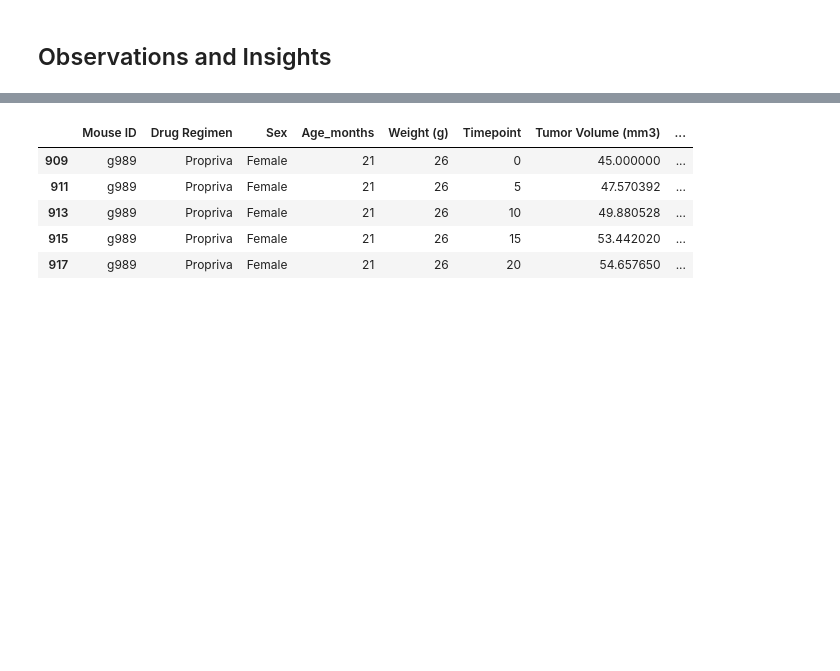
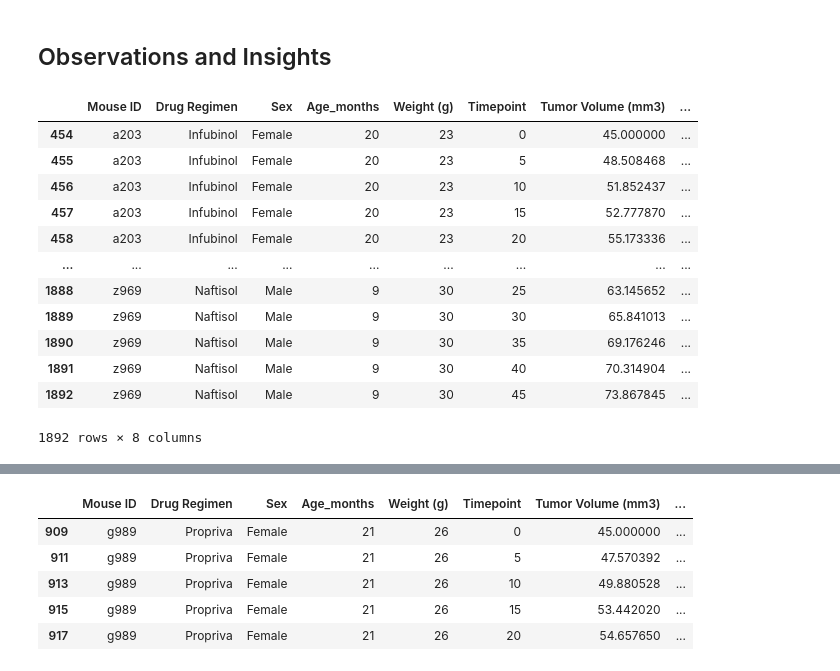
Before and after one commit to michellebannon/Matplotlib, a Jupyter notebook: HW/Instructions/Pymaceuticals/pymaceuticals_starter.ipynb, the cells around one changed output, grey strips where cells are left out. Cells and saved outputs as stored; diff of their text form; code cells hidden in the pictures; blank space fills up the shorter version.

```diff
--- a/HW/Instructions/Pymaceuticals/pymaceuticals_starter.ipynb
+++ b/HW/Instructions/Pymaceuticals/pymaceuticals_starter.ipynb
@@ -17,6 +17,25 @@ study_results = pd.read_csv(study_results_path)
 # %%
 # Combine the data into a single dataset
 merged_df = pd.merge(mouse_metadata, study_results, how="inner", on="Mouse ID")
+# %%
+#Sort by Mouse ID and Timepoint
+merged_df = merged_df.sort_values(["Mouse ID", "Timepoint"])
+merged_df.drop_duplicates()
+#merged_df = merged_df.drop_duplicates(subset=["Mouse ID, "Timepoint"])#I don't know how to drop duplicates from mouse id and timepoint
+# %% [output]
+|  | Mouse ID | Drug Regimen | Sex | Age_months | Weight (g) | Timepoint | Tumor Volume (mm3) | ... |
+| 454 | a203 | Infubinol | Female | 20 | 23 | 0 | 45.000000 | ... |
+| 455 | a203 | Infubinol | Female | 20 | 23 | 5 | 48.508468 | ... |
+| 456 | a203 | Infubinol | Female | 20 | 23 | 10 | 51.852437 | ... |
+| 457 | a203 | Infubinol | Female | 20 | 23 | 15 | 52.777870 | ... |
+| 458 | a203 | Infubinol | Female | 20 | 23 | 20 | 55.173336 | ... |
+| ... | ... | ... | ... | ... | ... | ... | ... | ... |
+| 1888 | z969 | Naftisol | Male | 9 | 30 | 25 | 63.145652 | ... |
+| 1889 | z969 | Naftisol | Male | 9 | 30 | 30 | 65.841013 | ... |
+| 1890 | z969 | Naftisol | Male | 9 | 30 | 35 | 69.176246 | ... |
+| 1891 | z969 | Naftisol | Male | 9 | 30 | 40 | 70.314904 | ... |
+| 1892 | z969 | Naftisol | Male | 9 | 30 | 45 | 73.867845 | ... |
+1892 rows × 8 columns
 # %%
 # Display the data table for preview
 merged_df
```
Also changed, not shown: parts of 16 cells of this notebook, 2 other files.
